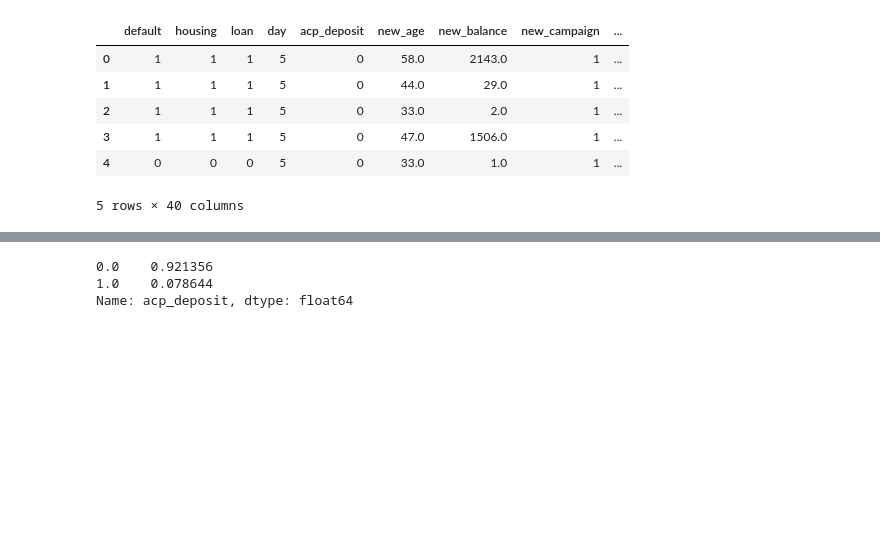
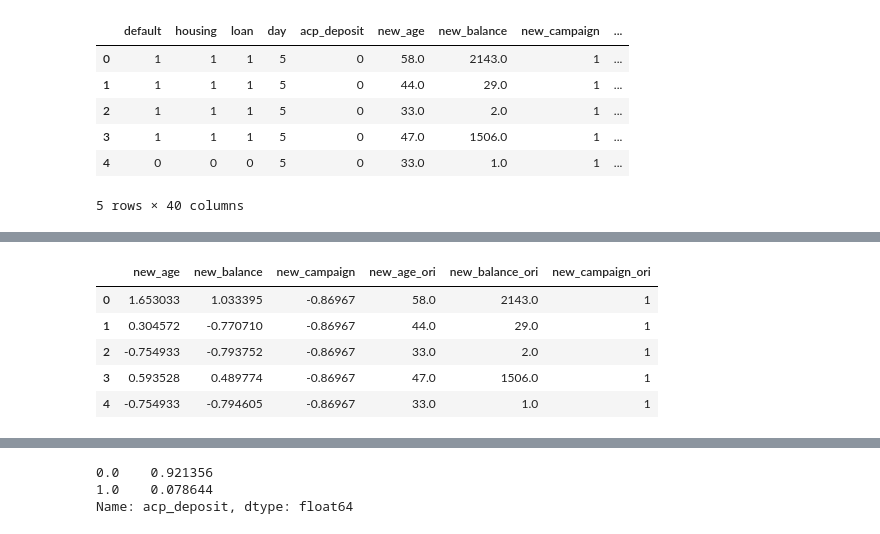
Before and after one commit to robertosp87/data-insight-assessment, a Jupyter notebook: Data_Insight_Assessment_T10_HN_RS.ipynb, the cells around one changed output, grey strips where cells are left out. Saved outputs shown, nothing was run; the diff lists cells and outputs as text; code cells hidden in the pictures; blank space fills up the shorter version.

```diff
--- a/Data_Insight_Assessment_T10_HN_RS.ipynb
+++ b/Data_Insight_Assessment_T10_HN_RS.ipynb
@@ -480,3 +485,14 @@ camp_df_dc1.describe()
+# %%
+#camp_df_dc1[standard_columns] = SC.inverse_transform(camp_df_dc1[standard_columns])
+standard_columns2 = ['new_age', 'new_balance', 'new_campaign', 'new_age_ori', 'new_balance_ori', 'new_campaign_ori']
+camp_df_dc1[standard_columns2].head(5)
+# %% [output]
+|  | new_age | new_balance | new_campaign | new_age_ori | new_balance_ori | new_campaign_ori |
+| 0 | 1.653033 | 1.033395 | -0.86967 | 58.0 | 2143.0 | 1 |
+| 1 | 0.304572 | -0.770710 | -0.86967 | 44.0 | 29.0 | 1 |
+| 2 | -0.754933 | -0.793752 | -0.86967 | 33.0 | 2.0 | 1 |
+| 3 | 0.593528 | 0.489774 | -0.86967 | 47.0 | 1506.0 | 1 |
+| 4 | -0.754933 | -0.794605 | -0.86967 | 33.0 | 1.0 | 1 |
 # %%
 camp_df_dc1.columns
 # %% [output]
```
Also changed, not shown: parts of 41 cells of this notebook.
